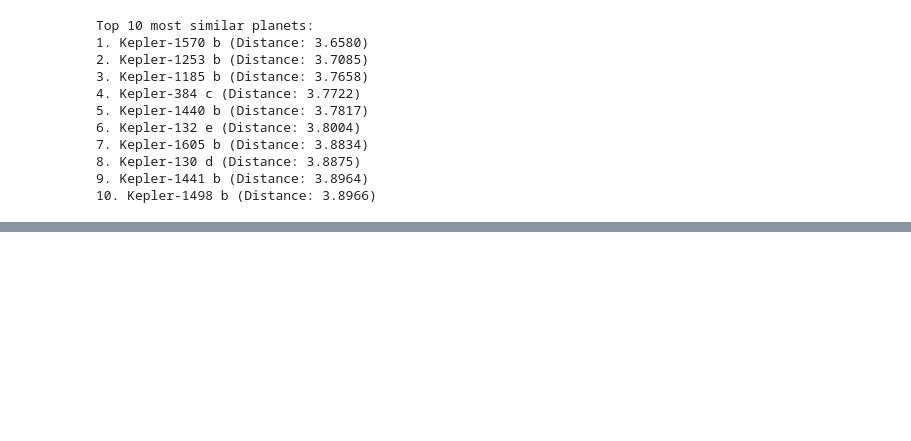
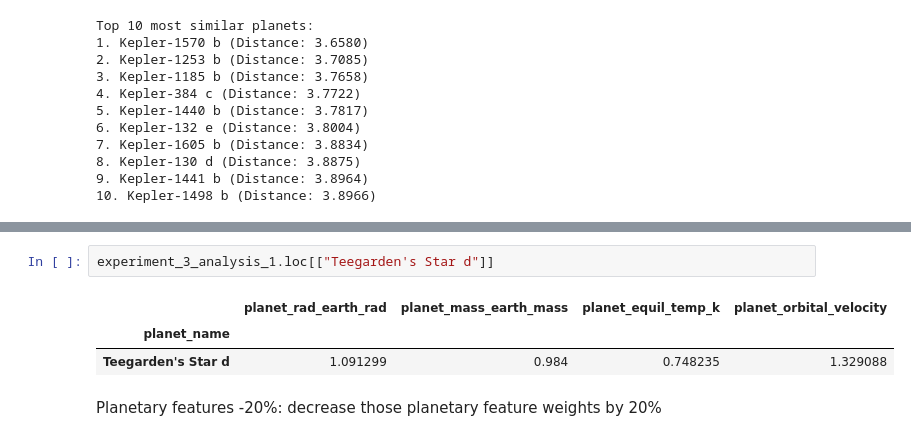
Before and after one commit to Graviton12/DS_Final_Project_SZM, a Jupyter notebook: Journal Paper Experiments/DS_Model_Experiments.ipynb, the cells around one changed output, grey strips where cells are left out. Drawn from its saved outputs; the diff is of its cells as text; blank space fills up the shorter version.

```diff
--- a/Journal Paper Experiments/DS_Model_Experiments.ipynb
+++ b/Journal Paper Experiments/DS_Model_Experiments.ipynb
@@ -1719,0 +1942,8 @@ Top 10 most similar planets:
+# %%
+experiment_3_analysis_1.loc[["Teegarden's Star d"]]
+# %% [output]
+|  | planet_rad_earth_rad | planet_mass_earth_mass | planet_equil_temp_k | planet_orbital_velocity |
+| planet_name |  |  |  |  |
+| Teegarden's Star d | 1.091299 | 0.984 | 0.748235 | 1.329088 |
+# %% [markdown]
+Planetary features -20%: decrease those planetary feature weights by 20%
```
Also changed, not shown: parts of 68 cells of this notebook.
